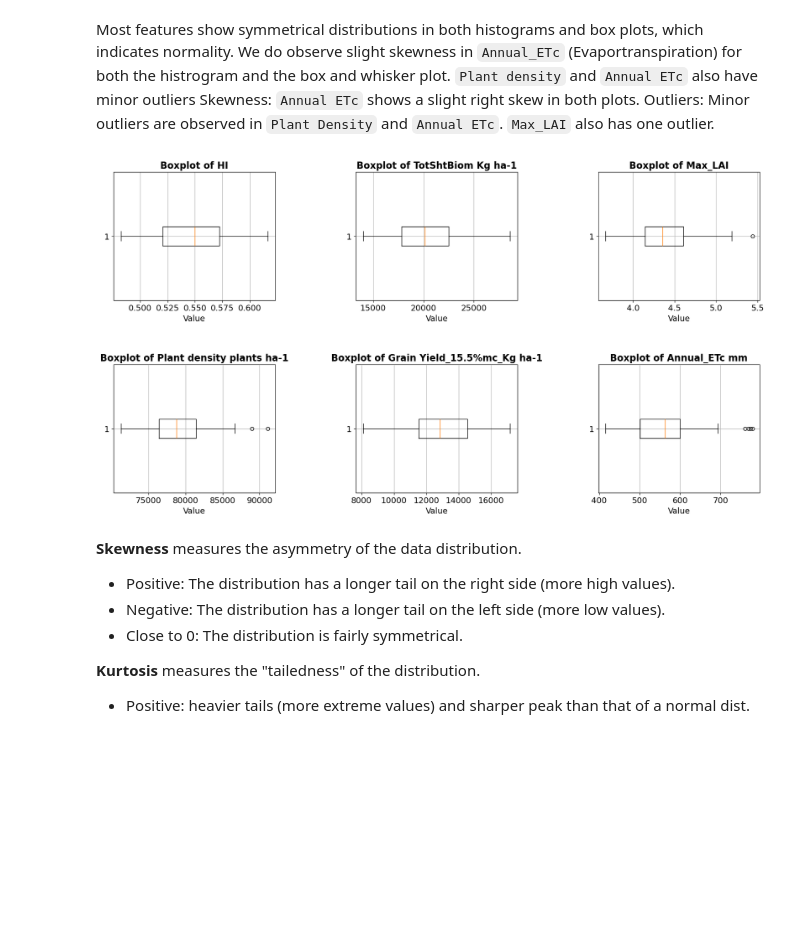
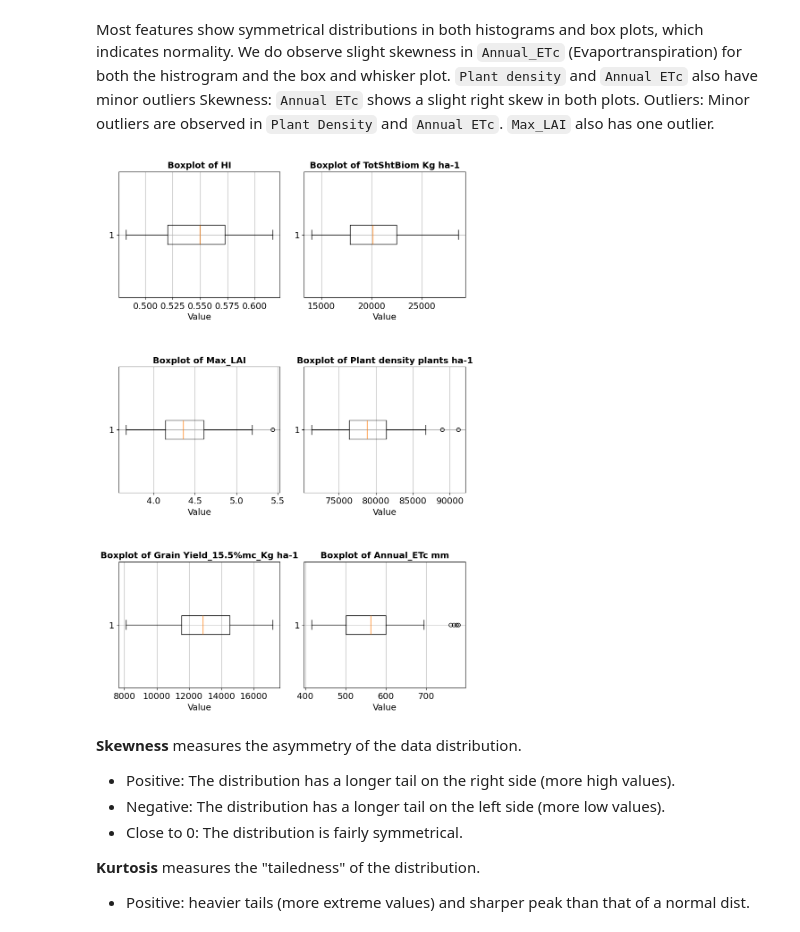
Before and after one commit to porktot/DSCI_592_harvest, a Jupyter notebook: predicting_crop_yield_EDA.ipynb, the cells around one changed output. Cells and saved outputs as stored; diff of their text form; code cells hidden in the pictures; blank space fills up the shorter version.

Commit message:
updated figures for paper
changed dimensions of figures (box and whisker and histograms) for use in two column manuscript

```diff
--- a/predicting_crop_yield_EDA.ipynb
+++ b/predicting_crop_yield_EDA.ipynb
@@ -26,15 +26,15 @@ maize_excel_data.sheet_names
 # %% [markdown]
 ## Helper functions
 # %%
-# generate distribution plots for all numeric columns (has KDE and uses seaborne)
+# generate distribution plots for all numeric columns
 def plot_distributions(dataframe, subject):
     numeric_cols = dataframe.select_dtypes(include=['float64', 'int64']).columns
-    plt.figure(figsize=(15, 10))
+    plt.figure(figsize=(10, 20))
     for i, col in enumerate(numeric_cols, 1):
-        plt.subplot(5, 3, i)
+        plt.subplot(5, 2, i)
         sns.histplot(dataframe[col].dropna() , kde=True)        # add stat='density' to normalize
-        plt.title(f'{col}')
-    plt.suptitle(f'Distribution for {subject} (Numeric) Variables', fontsize=16)
+        plt.title(f'{col}', fontweight='bold')
+    plt.suptitle(f'Distribution for {subject} (Numeric) Variables', fontsize=16,  fontweight='bold')
     plt.tight_layout(rect=[0, 0, 1, 0.96])
     plt.show()
     return
@@ -59,30 +59,28 @@ def plot_side_by_side_distributions(df1, df2, subject1, subject2):
     plt.show()
     return
 
-# get boxplot to see outliers for each numerical column in a df (2 x 3 grid)
-def boxplot_numerical_columns(dataframe, figsize=(18, 12)):
+# make boxplots for numerical cols -- max width of 2 plots for papers
+def boxplot_numerical_columns(dataframe, figsize=(10, 15)):
     numerical_columns = dataframe.select_dtypes(include=['number']).columns
     num_cols = len(numerical_columns)
-    num_rows = (num_cols + 2) // 3  # Calculate number of rows needed for a 2x3 grid
-    fig, axes = plt.subplots(num_rows, 3, figsize=figsize)  # Create a 2x3 grid
+    num_rows = (num_cols + 1) // 2  # Calculate number of rows needed for a 2-column grid
+    fig, axes = plt.subplots(num_rows, 2, figsize=figsize)  # Create a grid with 2 columns
 
     for i, column in enumerate(numerical_columns):
-        row = i // 3
-        col = i % 3
+        row = i // 2
+        col = i % 2
         ax = axes[row, col] if num_rows > 1 else axes[col]
         ax.boxplot(dataframe[column].dropna(), vert=False)
-        ax.set_title(f'Boxplot of {column}', fontsize=16, fontweight='bold')
+        ax.set_title(f'Boxplot of {column}', fontsize=14, fontweight='bold')
         ax.set_xlabel('Value', fontsize=14)
         ax.tick_params(axis='both', which='major', labelsize=14)
         ax.grid(True)
 
-    # remove empty subplots
-    for i in range(num_cols, num_rows * 3):
-        row = i // 3
-        col = i % 3
-        fig.delaxes(axes[row, col])
+    # Remove empty subplots if the number of plots is odd
+    if num_cols % 2 != 0:
+        fig.delaxes(axes[-1, -1])
 
-    plt.subplots_adjust(hspace=0.5, wspace=0.5)
+    plt.subplots_adjust(hspace=0.55, wspace=0.15)
     plt.show()
     return
 
@@ -477,9 +475,9 @@ Most features show symmetrical distributions in both histograms and box plots, w
 Skewness: `Annual ETc` shows a slight right skew in both plots.
 Outliers: Minor outliers are observed in `Plant Density` and `Annual ETc`. `Max_LAI` also has one outlier.
 # %%
-boxplot_numerical_columns(dataframe=annual_numeric_dist, figsize=(20,10))
+boxplot_numerical_columns(dataframe=annual_numeric_dist)
 # %% [output]
-[figure, old version]
+[figure, new version]
 # %% [markdown]
 **Skewness** measures the asymmetry of the data distribution.<br>
 - Positive: The distribution has a longer tail on the right side (more high values).<br>
```
Also changed, not shown: parts of 1 cell of this notebook.
